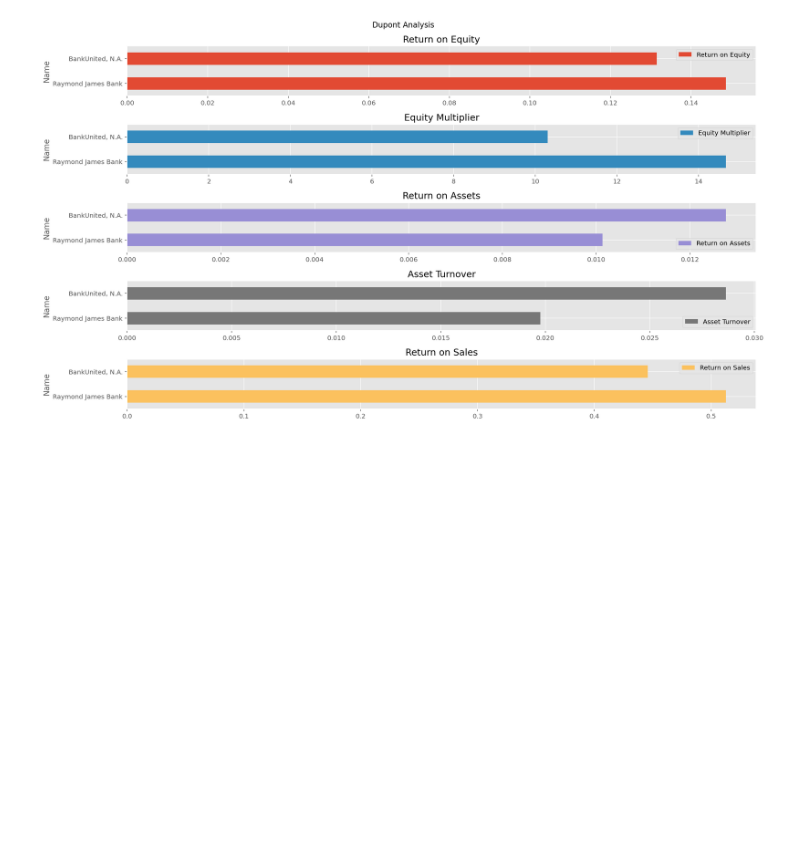
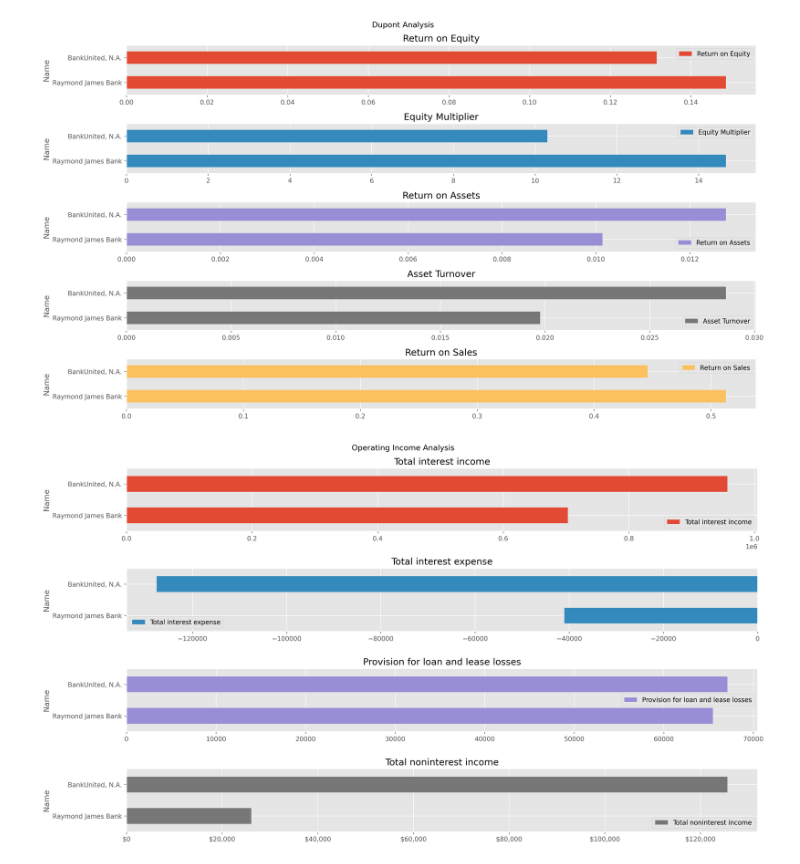
Before and after one commit to danielcs88/dupont_analysis, a Jupyter notebook: dupont_analysis_assignment.ipynb, the cells around one changed output. Cells and saved outputs as stored; diff of their text form; code cells hidden in the pictures; blank space fills up the shorter version.

```diff
--- a/dupont_analysis_assignment.ipynb
+++ b/dupont_analysis_assignment.ipynb
@@ -284,0 +304,26 @@ plt.show()
+# %%
+operating_df = pd.concat(list(map(operating_income_analysis, ["r_james", "b_united"])), axis=1)
+operating_df.columns = operating_df.loc["Name"]
+operating_df.drop("Name", axis=0, inplace=True)
+# %%
+import matplotlib.ticker as mtick
+
+
+
+operating_df.T.plot(
+    title="Operating Income Analysis",
+    subplots=True,
+    kind="barh",
+    figsize=(16, 9),
+    sharex=False,
+    grid=True,
+)
+
+plt.gca().xaxis.set_major_formatter('${x:,.0f}')
+
+# plt.gcf().xaxis.set_major_formatter('${x:1.2f}')
+# plt.gcf().xaxis.set_major_formatter(mtick.StrMethodFormatter("${x:,.0f}"))
+plt.tight_layout()
+plt.show()
+# %% [output]
+[figure, added]
```
Also changed, not shown: parts of 2 cells of this notebook.
